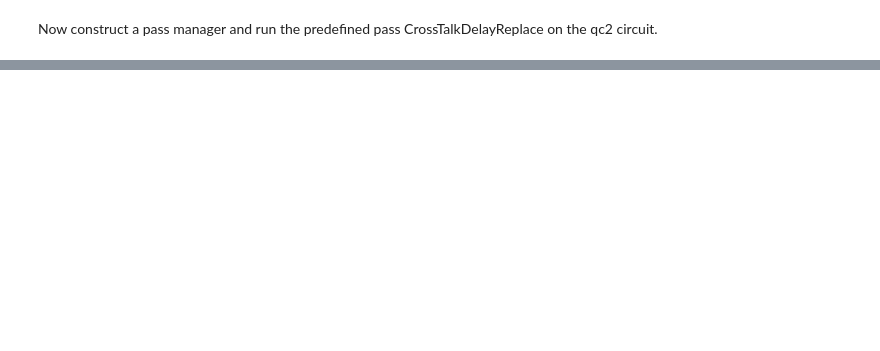
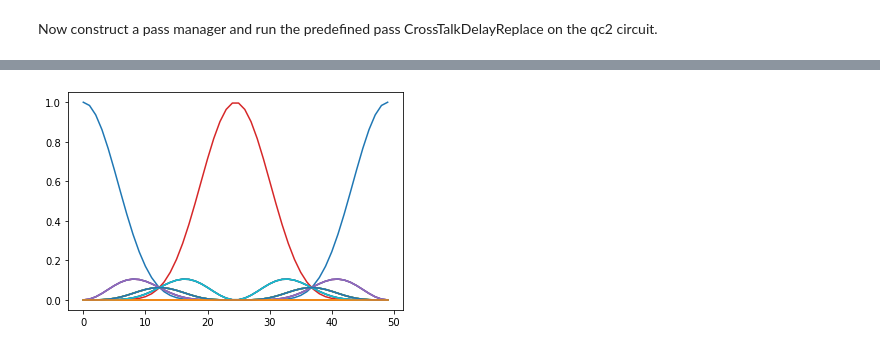
Before and after one commit to etdickey/RelaxationAndCrossTalkError, a Jupyter notebook: CrossTalkModeling.ipynb, the cells around one changed output, grey strips where cells are left out. Drawn from its saved outputs; the diff is of its cells as text; code cells hidden in the pictures; blank space fills up the shorter version.

Commit message:
Finished this pass and created a test for showing how crosstalk adds errors over time in an oscillation.

```diff
--- a/CrossTalkModeling.ipynb
+++ b/CrossTalkModeling.ipynb
@@ -404,0 +483,11 @@ result.get_counts(0)
+# %%
+import matplotlib.pyplot as plt
+
+backend = FakeVigo()
+coupling_map = backend.configuration().coupling_map
+states = [test_state(coupling_map, theta, True) for theta in np.linspace(0, 2 * np.pi, 50)]
+probs = np.array([psi.probabilities() for psi in states]).T
+for p in probs:
+    plt.plot(p)
+# %% [output]
+[figure, added]
```
Also changed, not shown: parts of 10 cells of this notebook.
